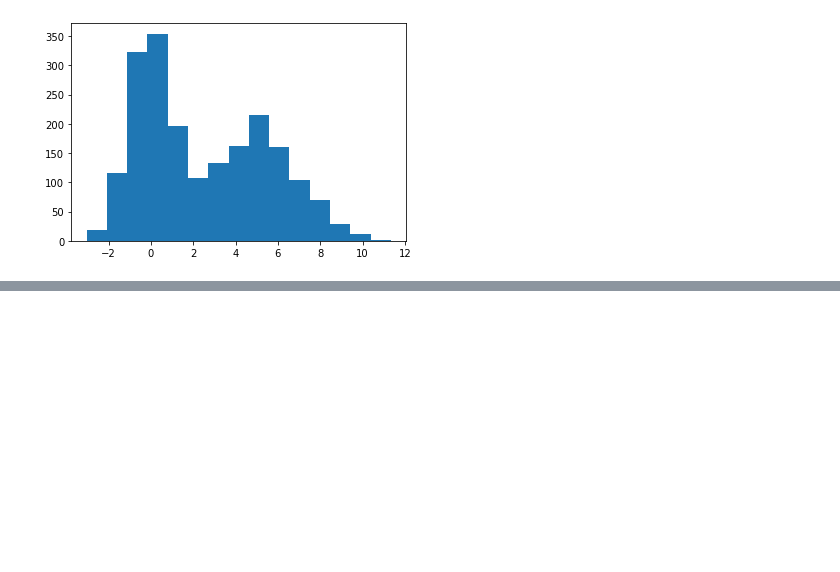
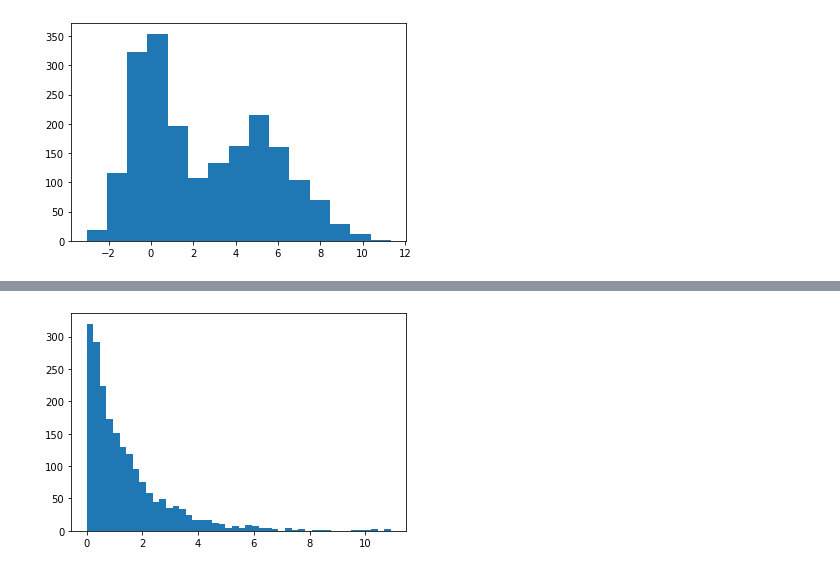
Before and after one commit to gelaim/data_science, a Jupyter notebook: statistics/Histograms.ipynb, the cells around one changed output, grey strips where cells are left out. Drawn from its saved outputs; the diff is of its cells as text; code cells hidden in the pictures; blank space fills up the shorter version.

```diff
--- a/statistics/Histograms.ipynb
+++ b/statistics/Histograms.ipynb
@@ -60,0 +71,4 @@ TypeError: exponential() got an unexpected keyword argument 'loc'
+# %%
+_ = plt.hist(a, bins='auto')
+# %% [output]
+[figure, added]
```
Also changed, not shown: parts of 4 cells of this notebook, 1 other file.
